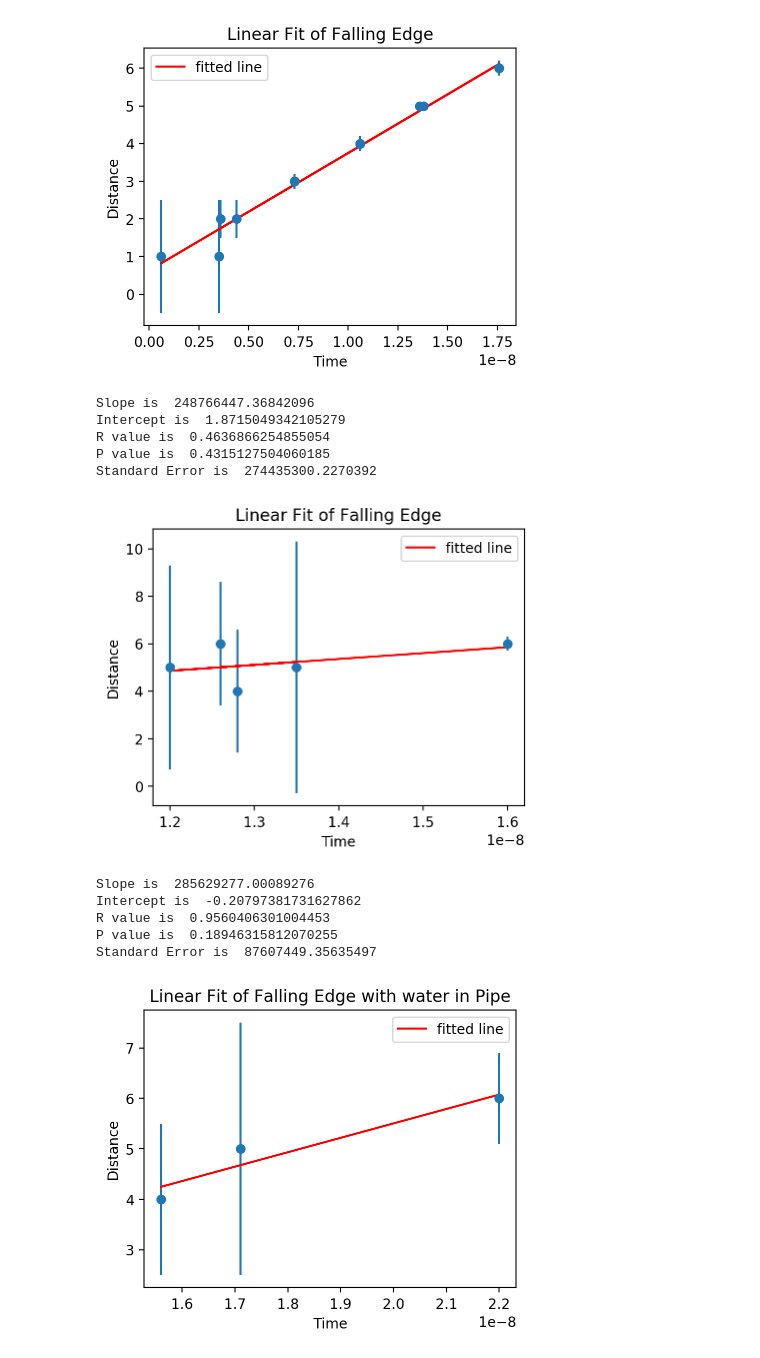
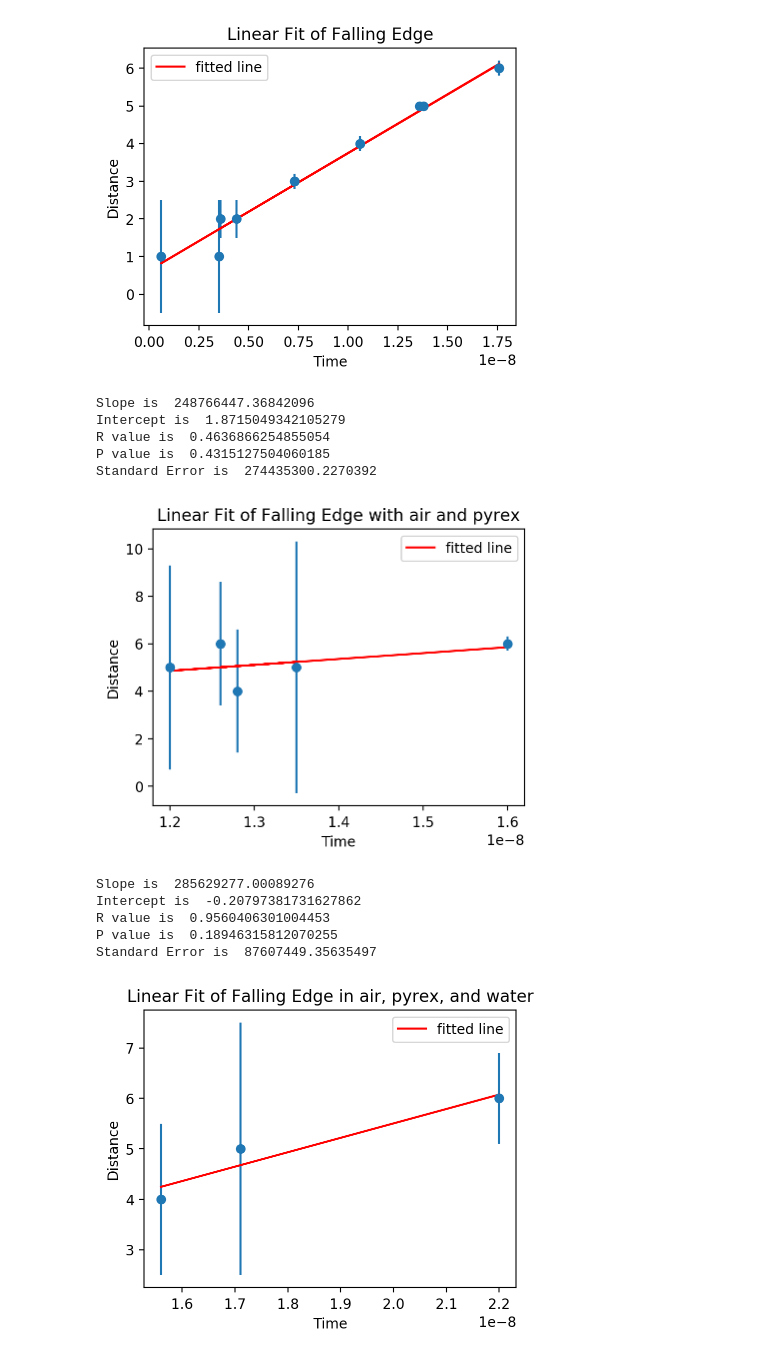
Before and after one commit to omarlozano101/Lab-3-new, a Jupyter notebook: Untitled 3.ipynb, the cells around one changed output. Cells and saved outputs as stored; diff of their text form; code cells hidden in the pictures.

```diff
--- a/Untitled 3.ipynb
+++ b/Untitled 3.ipynb
@@ -85,7 +85,7 @@ print("Standard Error is ", std_err)
 #plt.plot(x,y,  'o', label='original data')
 plt.plot(x, [intercept + slope * n for n in x], 'r', label='fitted line')
 plt.errorbar(x,y,yerr=[2.6, 4.3, 5.3, 2.6, 0.3], fmt = 'o')
-plt.title("Linear Fit of Falling Edge with Pipe")
+plt.title("Linear Fit of Falling Edge with air and pyrex")
 plt.ylabel("Distance")
 plt.xlabel("Time")
 plt.legend()
@@ -96,37 +96,37 @@ Intercept is  1.8715049342105279
 R value is  0.4636866254855054
 P value is  0.4315127504060185
 Standard Error is  274435300.2270392
-[figure, old version]
+[figure, new version]
 # %%
 import numpy as np
 
 # curve-fit() function imported from scipy
 from scipy.optimize import curve_fit
 from matplotlib import pyplot as plt
 from scipy import stats
 
 
 y = [4,5,6] # Meters
 x = [15.6E-9, 17.1E-9, 22E-9] #rising edges
 
 slope, intercept, r_value, p_value, std_err = stats.linregress(x,y)
 print("Slope is ", slope)
 print("Intercept is ", intercept)
 print("R value is ", r_value)
 print("P value is ", p_value)
 print("Standard Error is ", std_err)
 #plt.plot(x,y,  'o', label='original data')
 plt.plot(x, [intercept + slope * n for n in x], 'r', label='fitted line')
 plt.errorbar(x,y,yerr=[1.5, 2.5, 0.9], fmt = 'o')
-plt.title("Linear Fit of Falling Edge with water in Pipe")
+plt.title("Linear Fit of Falling Edge in air, pyrex, and water")
 plt.ylabel("Distance")
 plt.xlabel("Time")
 plt.legend()
 plt.show()
 # %% [output]
 Slope is  285629277.00089276
 Intercept is  -0.20797381731627862
 R value is  0.9560406301004453
 P value is  0.18946315812070255
 Standard Error is  87607449.35635497
-[figure, old version]
+[figure, new version]
```
Also changed, not shown: parts of 9 cells of this notebook.
